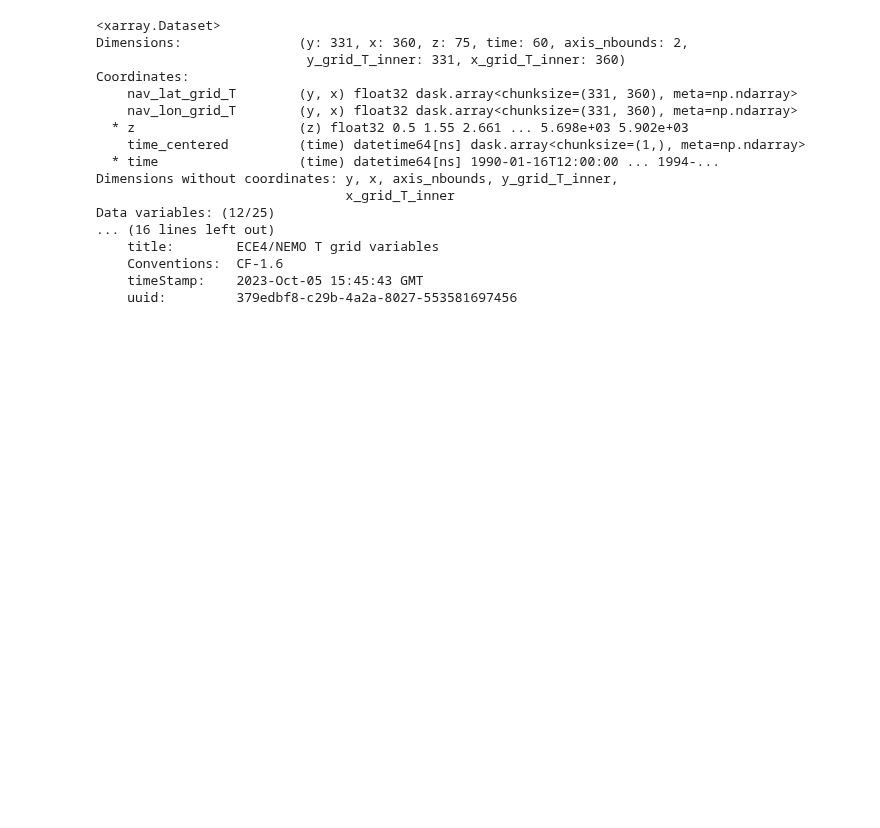
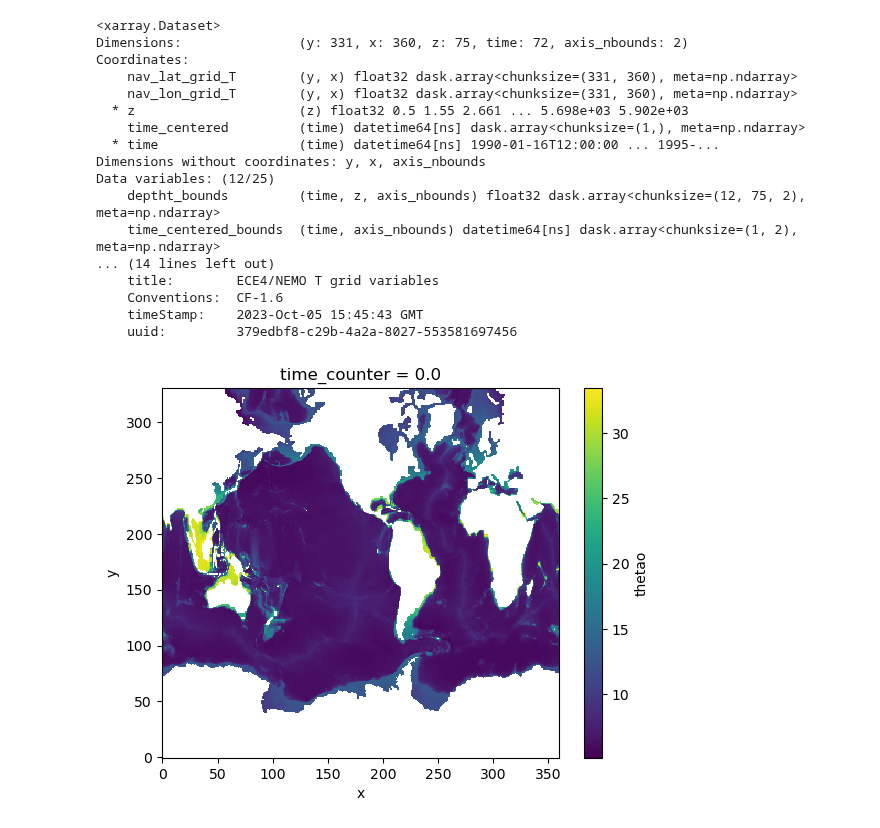
Before and after one commit to asozza/stece, a Jupyter notebook: martini/test_regression.ipynb, the cells around one changed output. Saved outputs shown, nothing was run; the diff lists cells and outputs as text; code cells hidden in the pictures; blank space fills up the shorter version.

```diff
--- a/martini/test_regression.ipynb
+++ b/martini/test_regression.ipynb
@@ -14,3 +17,4 @@ expdir=os.path.join('/lus/h2resw01/scratch/itas/ece4/', expname, 'output', 'nemo
 domain = xr.open_dataset(os.path.join(expdir, '..', '..', 'domain_cfg.nc'))
 vol = domain['e1t']*domain['e2t']*domain['e3t_0']
 area = domain['e1t']*domain['e2t']
+dz = domain['e3t_0']
@@ -17,25 +41,21 @@ area = domain['e1t']*domain['e2t']
 # %%
 filelist = glob.glob(os.path.join(expdir, 'res1_oce_1m_T_*.nc'))
-data = xr.open_mfdataset(filelist[1:], preprocess=preproc_nemo)
-#data = preproc_nemo(data)
-#data = data.rename_dims({'deptht': 'z'})
-#data = data.rename({'deptht': 'z'})
-#gridT = preproc_nemo(gridT)
+data = xr.open_mfdataset(filelist, preprocess=preproc_nemo)
 data
 # %% [output]
 <xarray.Dataset>
-Dimensions:               (y: 331, x: 360, z: 75, time: 60, axis_nbounds: 2,
-                           y_grid_T_inner: 331, x_grid_T_inner: 360)
+Dimensions:               (y: 331, x: 360, z: 75, time: 72, axis_nbounds: 2)
 Coordinates:
     nav_lat_grid_T        (y, x) float32 dask.array<chunksize=(331, 360), meta=np.ndarray>
     nav_lon_grid_T        (y, x) float32 dask.array<chunksize=(331, 360), meta=np.ndarray>
   * z                     (z) float32 0.5 1.55 2.661 ... 5.698e+03 5.902e+03
     time_centered         (time) datetime64[ns] dask.array<chunksize=(1,), meta=np.ndarray>
-  * time                  (time) datetime64[ns] 1990-01-16T12:00:00 ... 1994-...
-Dimensions without coordinates: y, x, axis_nbounds, y_grid_T_inner,
-                                x_grid_T_inner
+  * time                  (time) datetime64[ns] 1990-01-16T12:00:00 ... 1995-...
+Dimensions without coordinates: y, x, axis_nbounds
 Data variables: (12/25)
-... (16 lines left out)
+    deptht_bounds         (time, z, axis_nbounds) float32 dask.array<chunksize=(12, 75, 2), meta=np.ndarray>
+    time_centered_bounds  (time, axis_nbounds) datetime64[ns] dask.array<chunksize=(1, 2), meta=np.ndarray>
+... (14 lines left out)
     title:        ECE4/NEMO T grid variables
     Conventions:  CF-1.6
     timeStamp:    2023-Oct-05 15:45:43 GMT
@@ -45 +63,5 @@ mask = xr.where(data.thetao.isel(time=0)>0, 1, float('NaN'))
+# %%
+map_aveT = data.thetao.weighted(dz).mean(dim=['time', 'z']).plot()
+# %% [output]
+[figure, added]
 # %%
```
Also changed, not shown: parts of 23 cells of this notebook, 20 other files.
